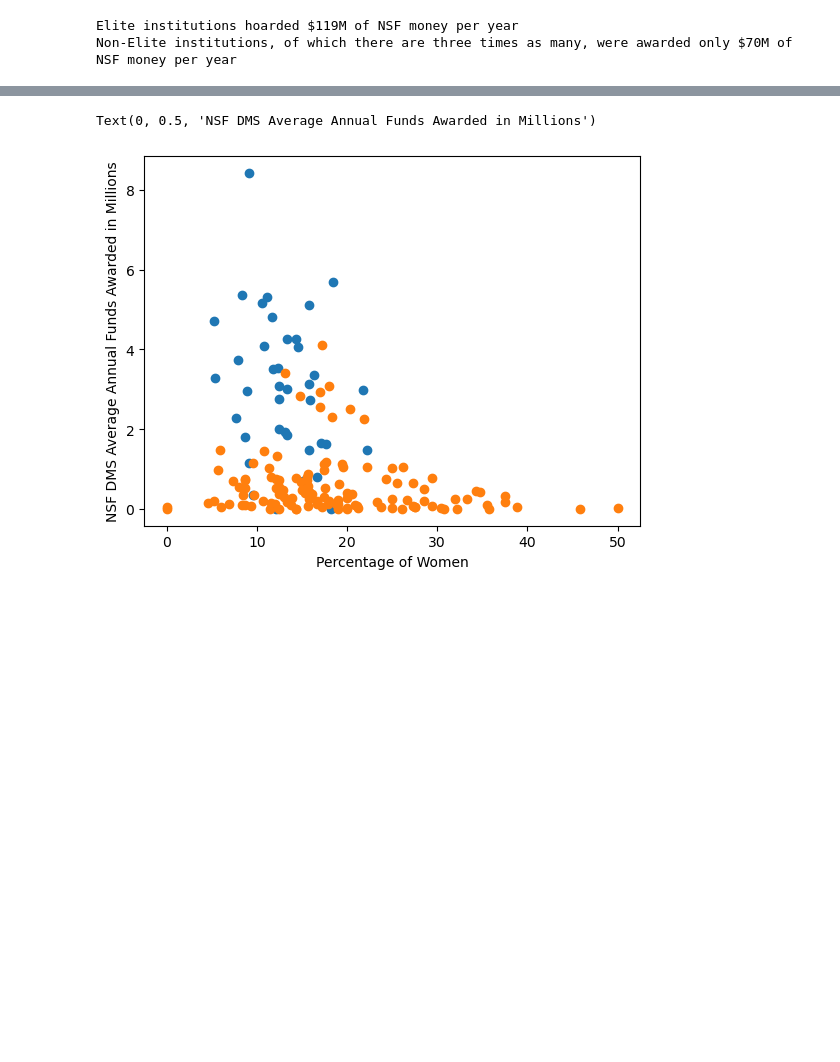
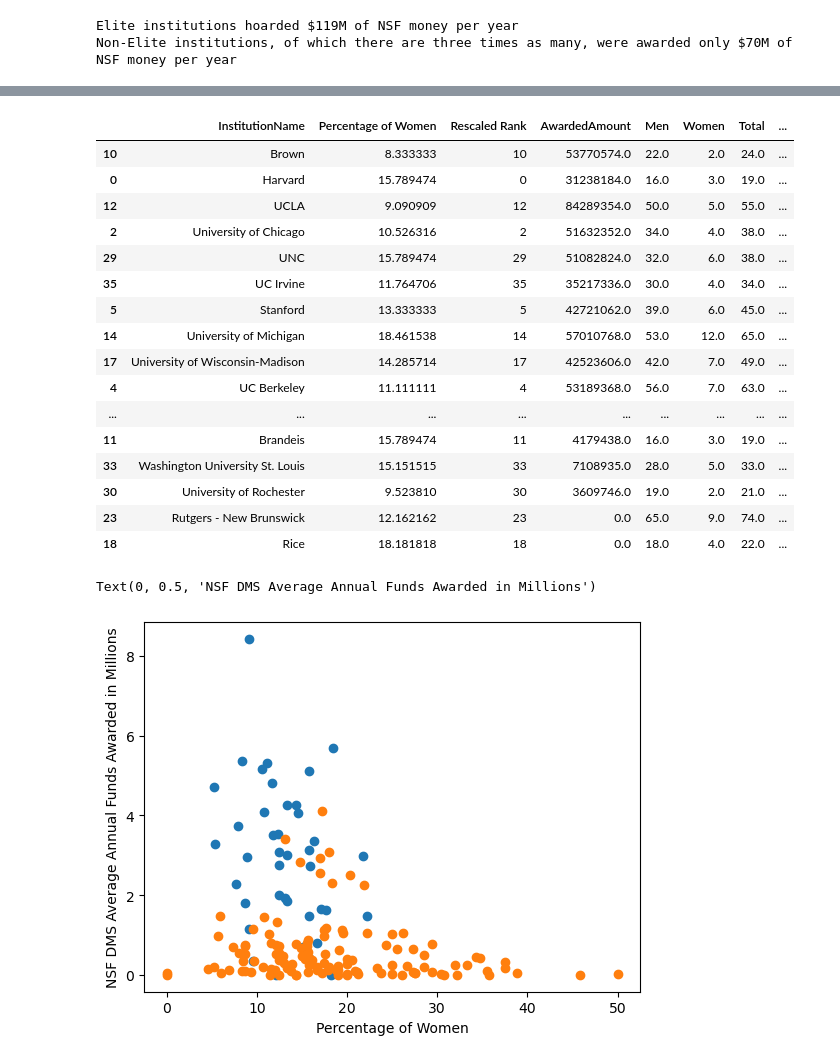
Before and after one commit to DAAAAMNSocialJustice/metamath, a Jupyter notebook: AMM/analysis.ipynb, the cells around one changed output, grey strips where cells are left out. Drawn from its saved outputs; the diff is of its cells as text; code cells hidden in the pictures; blank space fills up the shorter version.

```diff
--- a/AMM/analysis.ipynb
+++ b/AMM/analysis.ipynb
@@ -371,3 +383,25 @@ Non-Elite institutions, of which there are three times as many, were awarded onl
+# %%
+elite_per_capita = elite.copy()
+elite_per_capita['Per Capita']= elite["AwardedAmount"]*1/elite['Total']*1/10000000
+elite_per_capita.sort_values(by='Per Capita',ascending=False)
+# %% [output]
+|  | InstitutionName | Percentage of Women | Rescaled Rank | AwardedAmount | Men | Women | Total | ... |
+| 10 | Brown | 8.333333 | 10 | 53770574.0 | 22.0 | 2.0 | 24.0 | ... |
+| 0 | Harvard | 15.789474 | 0 | 31238184.0 | 16.0 | 3.0 | 19.0 | ... |
+| 12 | UCLA | 9.090909 | 12 | 84289354.0 | 50.0 | 5.0 | 55.0 | ... |
+| 2 | University of Chicago | 10.526316 | 2 | 51632352.0 | 34.0 | 4.0 | 38.0 | ... |
+| 29 | UNC | 15.789474 | 29 | 51082824.0 | 32.0 | 6.0 | 38.0 | ... |
+| 35 | UC Irvine | 11.764706 | 35 | 35217336.0 | 30.0 | 4.0 | 34.0 | ... |
+| 5 | Stanford | 13.333333 | 5 | 42721062.0 | 39.0 | 6.0 | 45.0 | ... |
+| 14 | University of Michigan | 18.461538 | 14 | 57010768.0 | 53.0 | 12.0 | 65.0 | ... |
+| 17 | University of Wisconsin-Madison | 14.285714 | 17 | 42523606.0 | 42.0 | 7.0 | 49.0 | ... |
+| 4 | UC Berkeley | 11.111111 | 4 | 53189368.0 | 56.0 | 7.0 | 63.0 | ... |
+| ... | ... | ... | ... | ... | ... | ... | ... | ... |
+| 11 | Brandeis | 15.789474 | 11 | 4179438.0 | 16.0 | 3.0 | 19.0 | ... |
+| 33 | Washington University St. Louis | 15.151515 | 33 | 7108935.0 | 28.0 | 5.0 | 33.0 | ... |
+| 30 | University of Rochester | 9.523810 | 30 | 3609746.0 | 19.0 | 2.0 | 21.0 | ... |
+| 23 | Rutgers - New Brunswick | 12.162162 | 23 | 0.0 | 65.0 | 9.0 | 74.0 | ... |
+| 18 | Rice | 18.181818 | 18 | 0.0 | 18.0 | 4.0 | 22.0 | ... |
 # %%
 #plt.scatter(df_merged_final['Percentage of Women'], df_merged_final["AwardedAmount"]/10000000)
 plt.scatter(elite['Percentage of Women'], elite["AwardedAmount"]/10000000)
```
Also changed, not shown: parts of 5 cells of this notebook.
